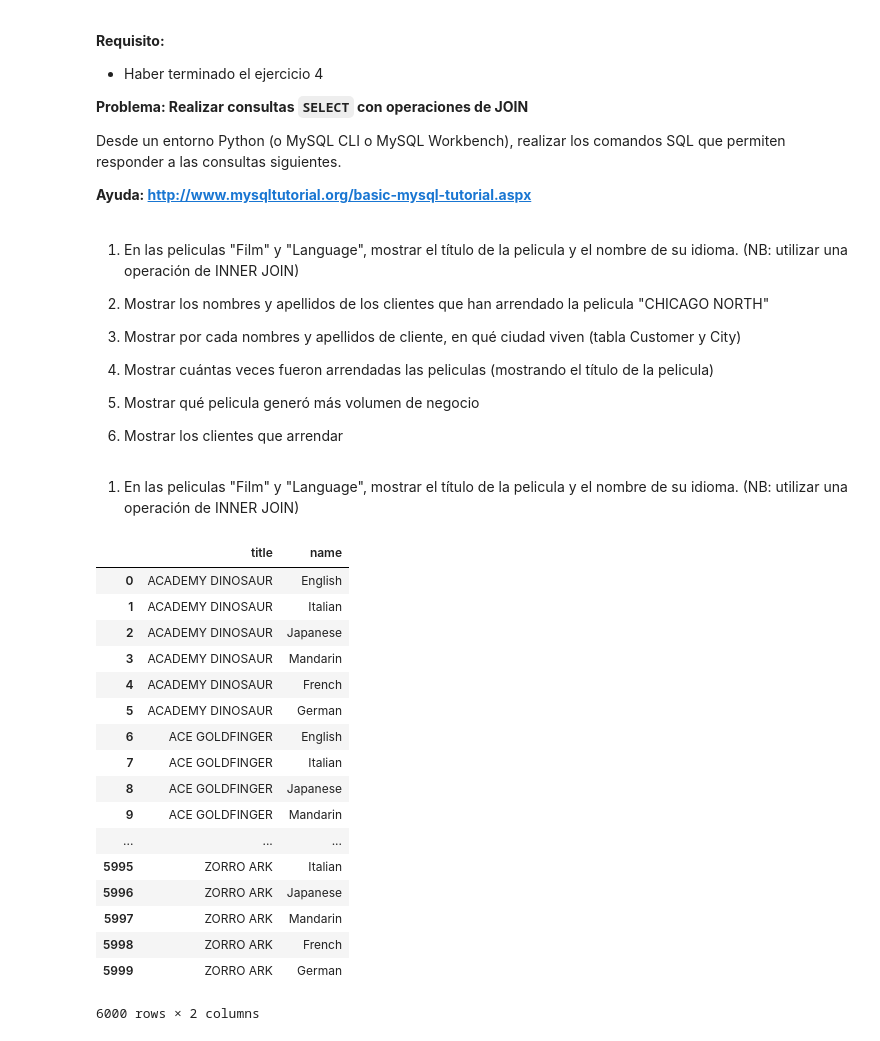
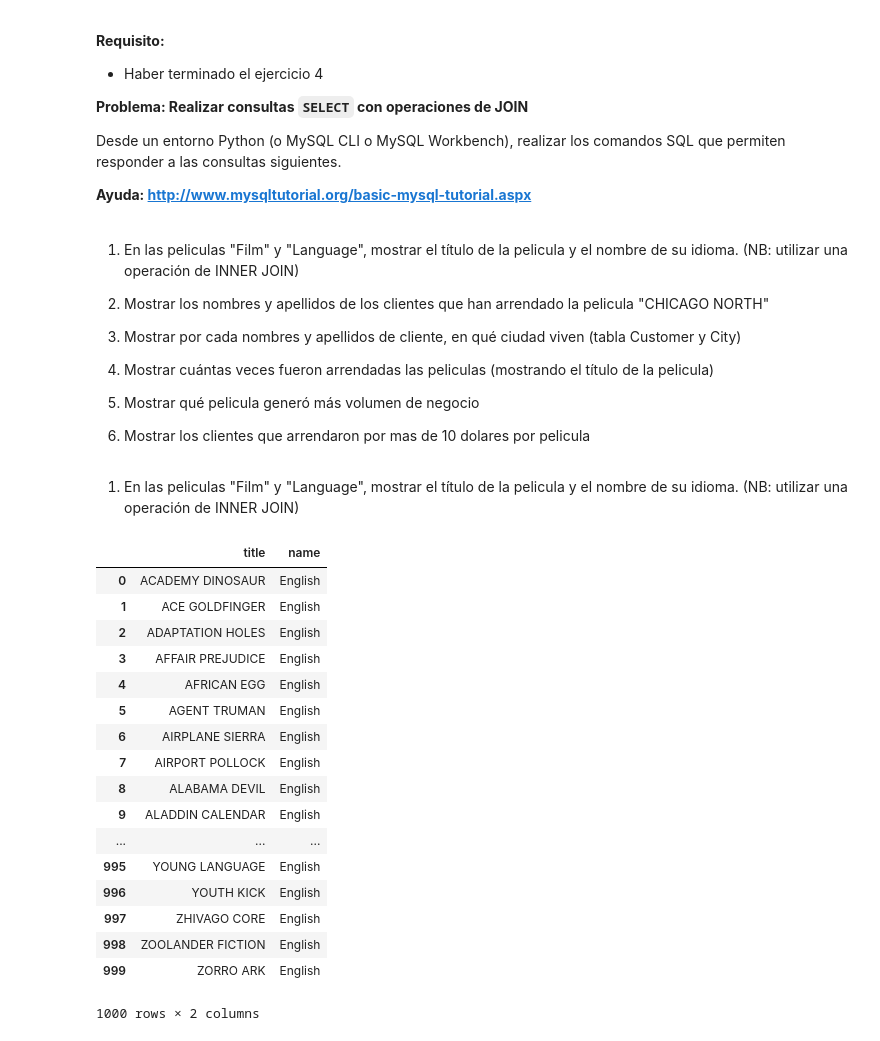
Before and after one commit to fehrmann11/INFO261, a Jupyter notebook: Notebook 2 - Crear y Consultar una Base de Datos relacional con MySQL.ipynb, the cells around one changed output. Saved outputs shown, nothing was run; the diff lists cells and outputs as text; code cells hidden in the pictures.

```diff
--- a/Notebook 2 - Crear y Consultar una Base de Datos relacional con MySQL.ipynb
+++ b/Notebook 2 - Crear y Consultar una Base de Datos relacional con MySQL.ipynb
@@ -255,28 +255,28 @@ Desde un entorno Python (o MySQL CLI o MySQL Workbench), realizar los comandos S
 
 5) Mostrar qué pelicula generó más volumen de negocio
 
-6) Mostrar los clientes que arrendar
+6) Mostrar los clientes que arrendaron por mas de 10 dolares por pelicula
 # %% [markdown]
 1) En las peliculas "Film" y "Language", mostrar el título de la pelicula y el nombre de su idioma. (NB: utilizar una operación de INNER JOIN)
 # %%
-df = pd.read_sql('SELECT title, name from film INNER JOIN language;', con=db_connection)
+df = pd.read_sql('SELECT title, name from film INNER JOIN language on film.language_id=language.language_id;', con=db_connection)
 display(df)
 # %% [output]
 |  | title | name |
 | 0 | ACADEMY DINOSAUR | English |
-| 1 | ACADEMY DINOSAUR | Italian |
-| 2 | ACADEMY DINOSAUR | Japanese |
-| 3 | ACADEMY DINOSAUR | Mandarin |
-| 4 | ACADEMY DINOSAUR | French |
-| 5 | ACADEMY DINOSAUR | German |
-| 6 | ACE GOLDFINGER | English |
-| 7 | ACE GOLDFINGER | Italian |
-| 8 | ACE GOLDFINGER | Japanese |
-| 9 | ACE GOLDFINGER | Mandarin |
+| 1 | ACE GOLDFINGER | English |
+| 2 | ADAPTATION HOLES | English |
+| 3 | AFFAIR PREJUDICE | English |
+| 4 | AFRICAN EGG | English |
+| 5 | AGENT TRUMAN | English |
+| 6 | AIRPLANE SIERRA | English |
+| 7 | AIRPORT POLLOCK | English |
+| 8 | ALABAMA DEVIL | English |
+| 9 | ALADDIN CALENDAR | English |
 | ... | ... | ... |
-| 5995 | ZORRO ARK | Italian |
-| 5996 | ZORRO ARK | Japanese |
-| 5997 | ZORRO ARK | Mandarin |
-| 5998 | ZORRO ARK | French |
-| 5999 | ZORRO ARK | German |
+| 995 | YOUNG LANGUAGE | English |
+| 996 | YOUTH KICK | English |
+| 997 | ZHIVAGO CORE | English |
+| 998 | ZOOLANDER FICTION | English |
+| 999 | ZORRO ARK | English |
-6000 rows × 2 columns
+1000 rows × 2 columns
```
Also changed, not shown: parts of 10 cells of this notebook.
